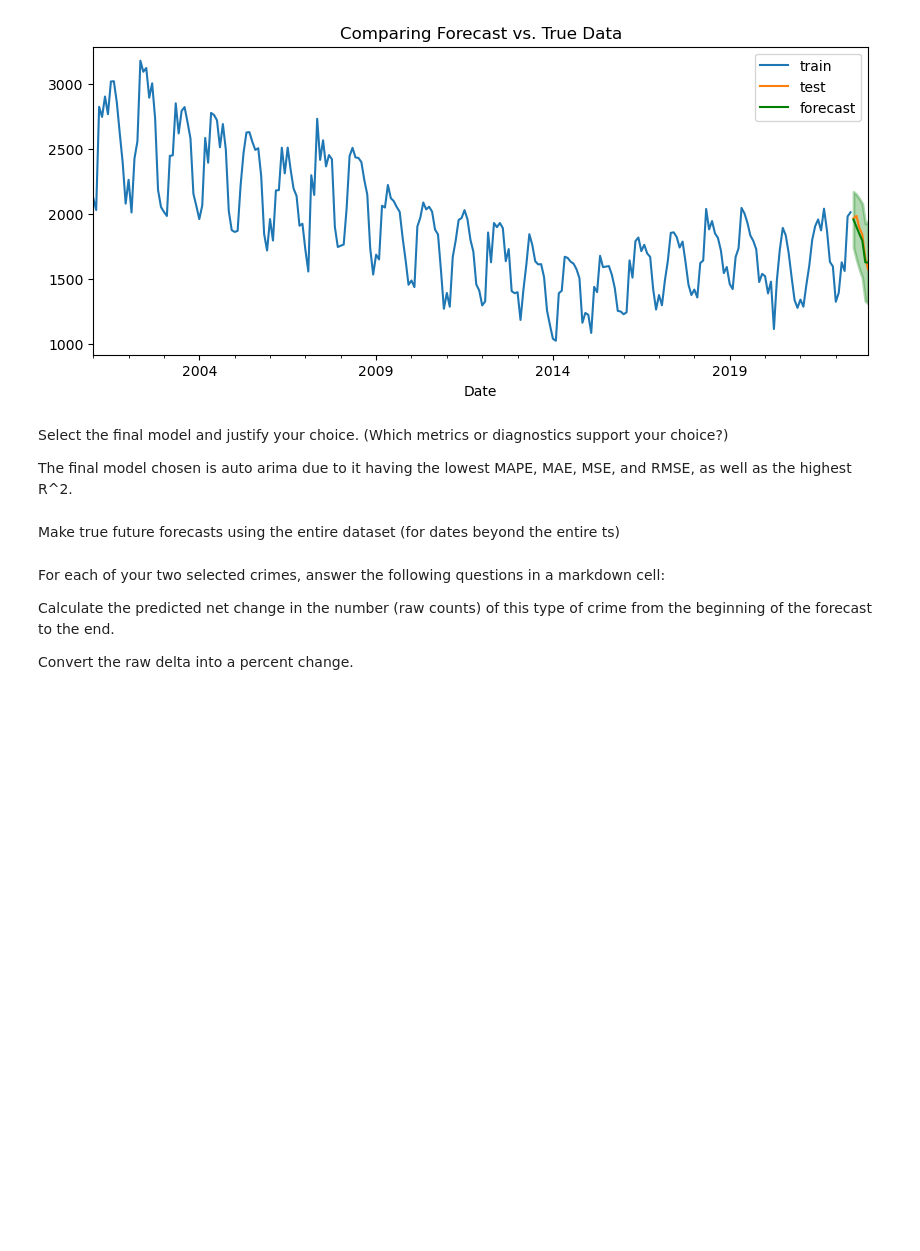
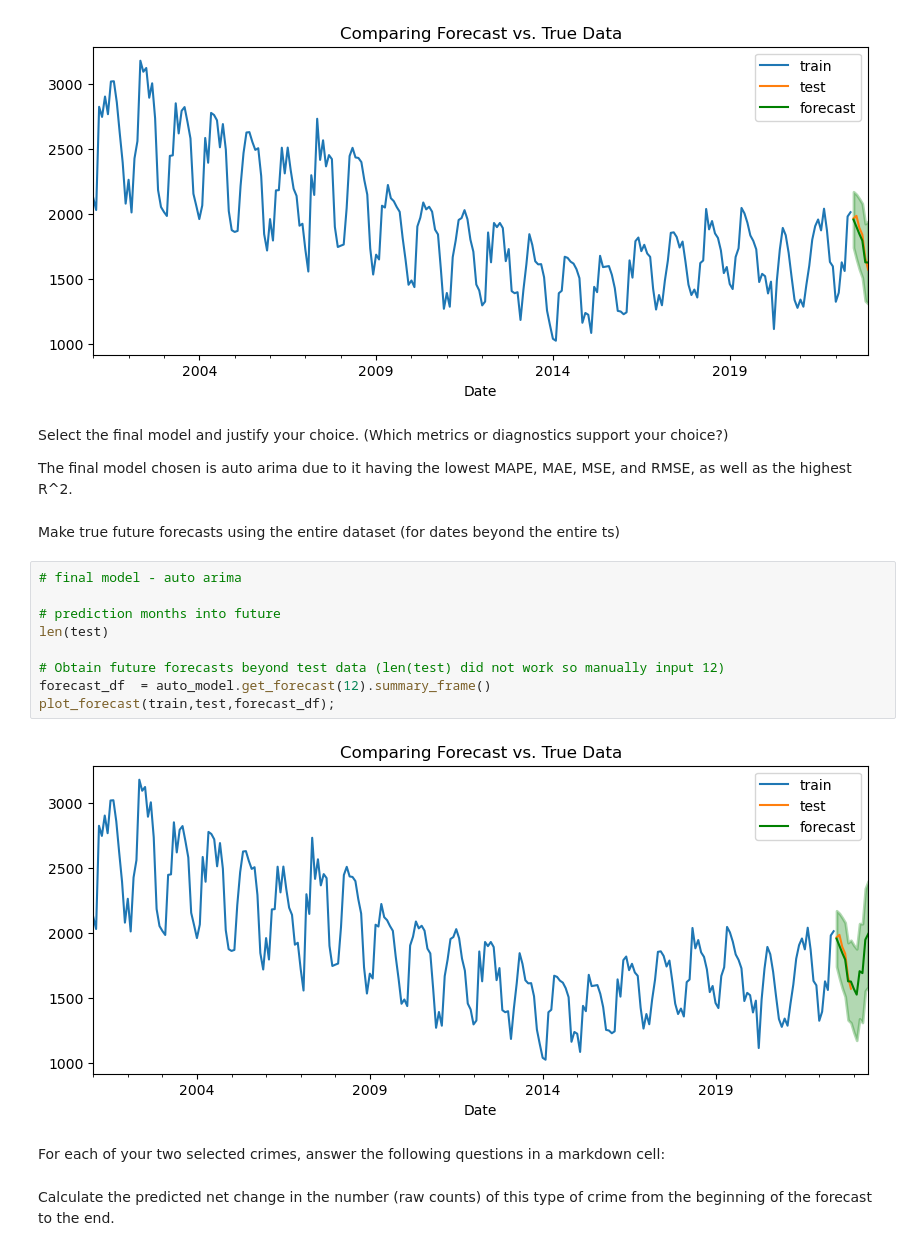
Before and after one commit to EhLeeOod/proj-3-part-1, a Jupyter notebook: core-proj-3-part-2.ipynb, the cells around one changed output. Cells and saved outputs as stored; diff of their text form; blank space fills up the shorter version.

```diff
--- a/core-proj-3-part-2.ipynb
+++ b/core-proj-3-part-2.ipynb
@@ -1248,9 +1190,18 @@ Select the final model and justify your choice. (Which metrics or diagnostics su
 The final model chosen is auto arima due to it having the lowest MAPE, MAE, MSE, and RMSE, as well as the highest R^2.
 # %% [markdown]
 Make true future forecasts using the entire dataset (for dates beyond the entire ts)
+# %%
+# final model - auto arima
+
+# prediction months into future
+len(test)
+
+# Obtain future forecasts beyond test data (len(test) did not work so manually input 12)
+forecast_df  = auto_model.get_forecast(12).summary_frame()
+plot_forecast(train,test,forecast_df);
+# %% [output]
+[figure, added]
 # %% [markdown]
 For each of your two selected crimes, answer the following questions in a markdown cell:
-
-Calculate the predicted net change in the number (raw counts) of this type of crime from the beginning of the forecast to the end.
-
-Convert the raw delta into a percent change.
+# %% [markdown]
+Calculate the predicted net change in the number (raw counts) of this type of crime from the beginning of the forecast to the end.
```
Also changed, not shown: parts of 60 cells of this notebook.
